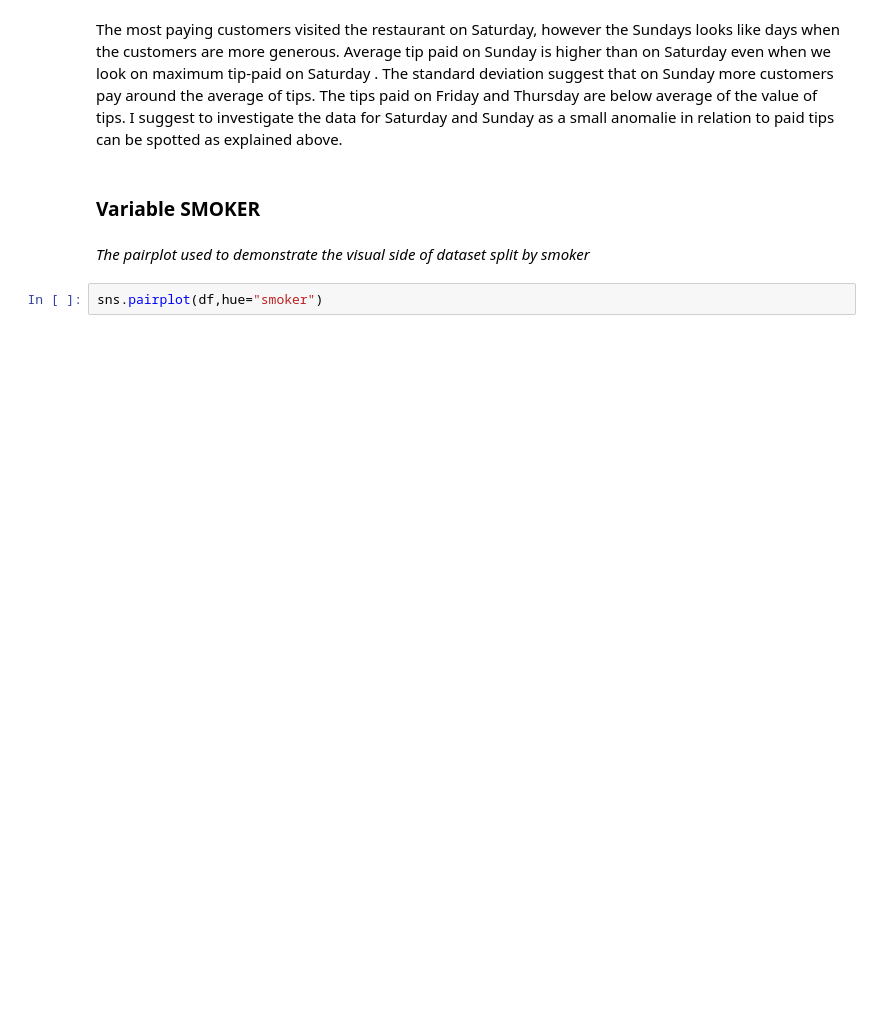
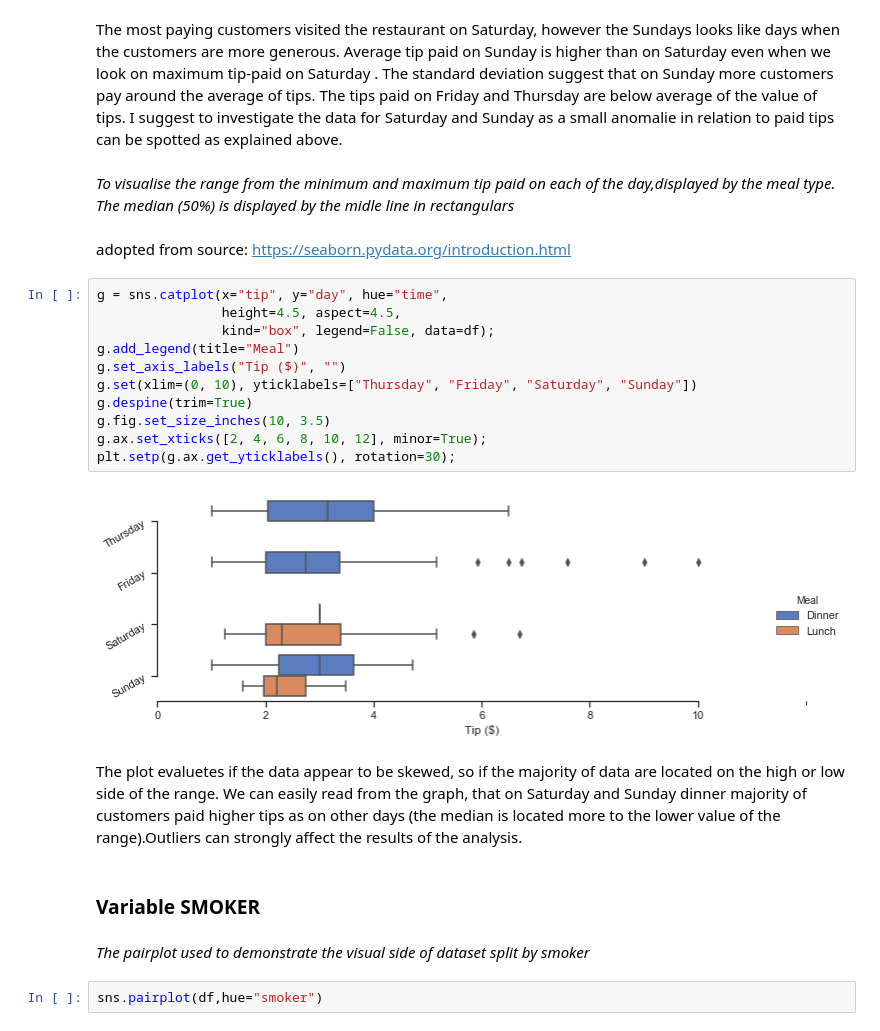
Before and after one commit to Crkonova76/Fundamentals-of-Data-Analysis_Assessment-2019, a Jupyter notebook: Tips_dataset.ipynb, the cells around one changed output. Cells and saved outputs as stored; diff of their text form; blank space fills up the shorter version.

```diff
--- a/Tips_dataset.ipynb
+++ b/Tips_dataset.ipynb
@@ -184,5 +145,24 @@ pd.pivot_table(df, index=["day"],aggfunc=[np.mean, np.min,np.max, np.std])
 # %% [markdown]
 The most paying customers visited the restaurant on Saturday, however the Sundays looks like days when the customers are more generous. Average tip paid on Sunday is higher than on Saturday even when we look on maximum tip-paid on Saturday . The standard deviation suggest that on Sunday more customers pay around the average of tips. The tips paid on Friday and Thursday are below average of the value of tips. I suggest to investigate the data for Saturday and Sunday as a small anomalie in relation to paid tips can be spotted as explained above.
+# %% [markdown]
+_To visualise the range from the minimum and maximum tip paid on each of the day,displayed by the meal type. The median (50%) is displayed by the midle line in rectangulars_
+# %% [markdown]
+adopted from source: https://seaborn.pydata.org/introduction.html
+# %%
+g = sns.catplot(x="tip", y="day", hue="time",
+                height=4.5, aspect=4.5,
+                kind="box", legend=False, data=df);
+g.add_legend(title="Meal")
+g.set_axis_labels("Tip ($)", "")
+g.set(xlim=(0, 10), yticklabels=["Thursday", "Friday", "Saturday", "Sunday"])
+g.despine(trim=True)
+g.fig.set_size_inches(10, 3.5)
+g.ax.set_xticks([2, 4, 6, 8, 10, 12], minor=True);
+plt.setp(g.ax.get_yticklabels(), rotation=30);
+# %% [output]
+[figure, added]
+# %% [markdown]
+The plot evaluetes if the data appear to be skewed, so if the majority of data are located on the high or low side of the range. We can easily read from the graph, that on Saturday and Sunday dinner majority of customers paid higher tips as on other days (the median is located more to the lower value of the range).Outliers can strongly affect the results of the analysis.
 # %% [markdown]
 ### Variable SMOKER
 # %% [markdown]
```
Also changed, not shown: parts of 46 cells of this notebook, 1 other file.
